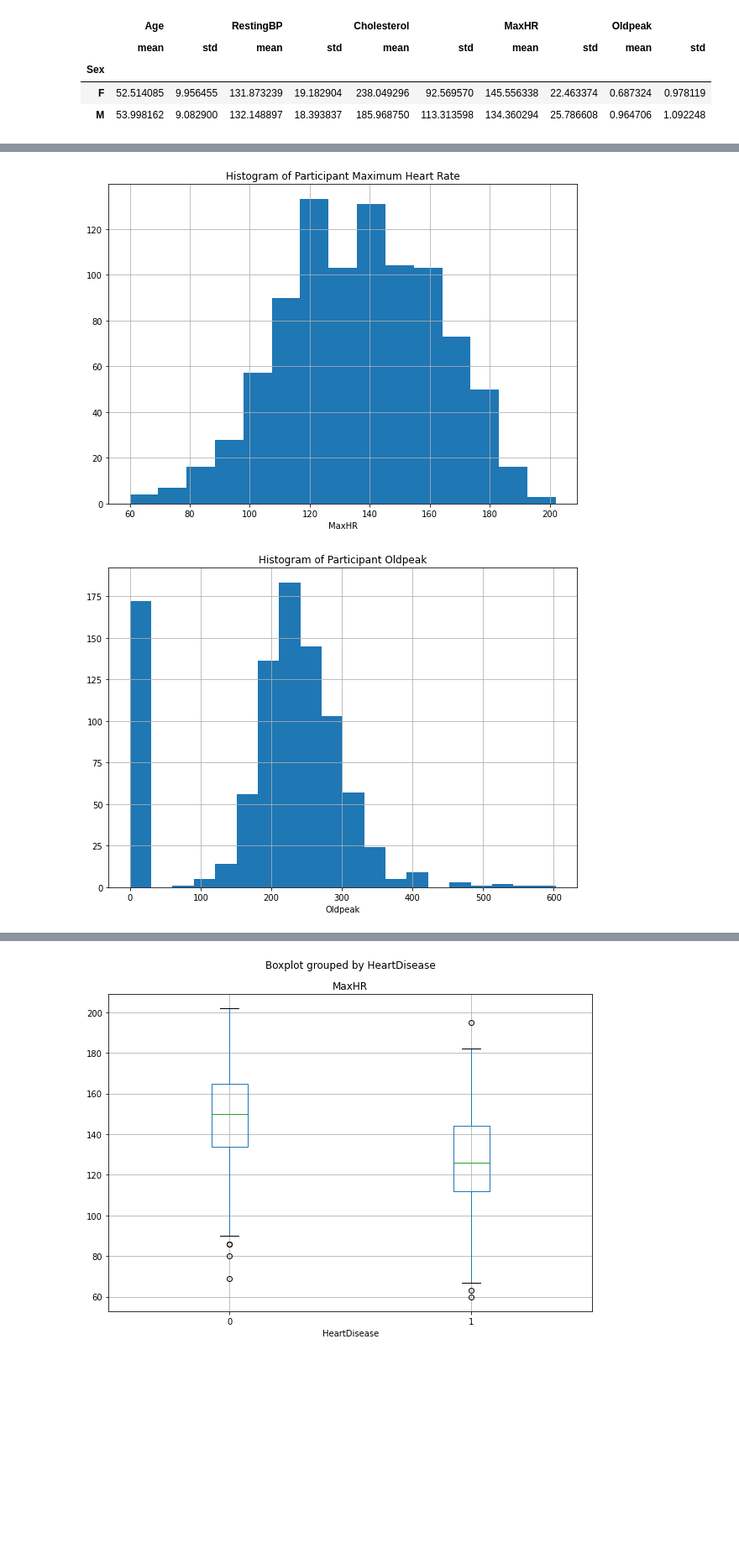
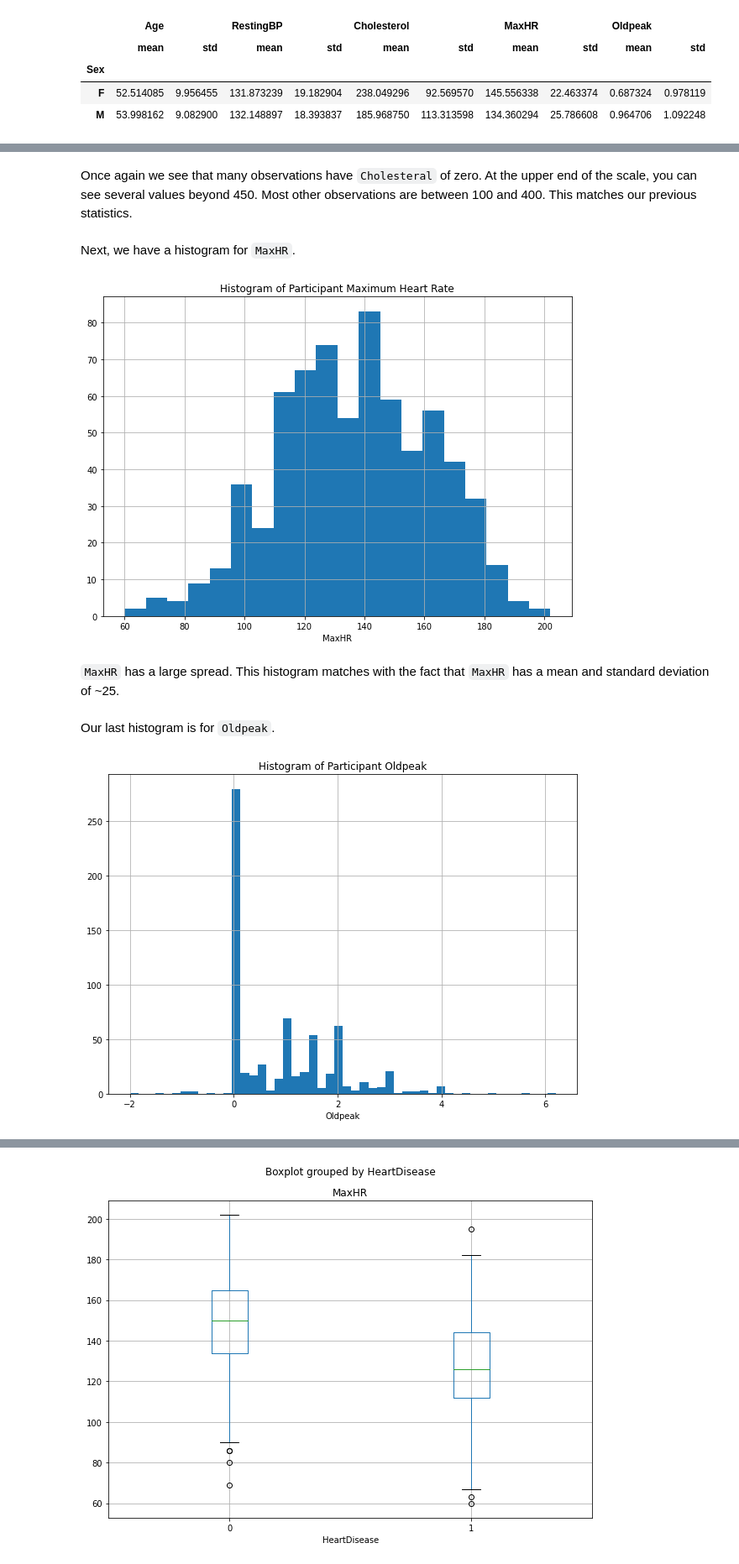
Before and after one commit to akoncsugit/HeartFailure, a Jupyter notebook: FinalProject.ipynb, the cells around one changed output, grey strips where cells are left out. Shown at 84% size. Saved outputs shown, nothing was run; the diff lists cells and outputs as text; code cells hidden in the pictures; blank space fills up the shorter version.

Commit message:
Narration through Histograms
I completed the narration through histograms but spotted after the first boxplot.

```diff
--- a/FinalProject.ipynb
+++ b/FinalProject.ipynb
@@ -258,14 +277,22 @@ plt.show()
+# %% [markdown]
+Once again we see that many observations have `Cholesteral` of zero. At the upper end of the scale, you can see several values beyond 450. Most other observations are between 100 and 400. This matches our previous statistics.
+# %% [markdown]
+Next, we have a histogram for `MaxHR`.
 # %%
-pd_heart.MaxHR.hist(bins = 15)
+pd_train.MaxHR.hist(bins = 20)
 plt.xlabel("MaxHR")
 plt.title("Histogram of Participant Maximum Heart Rate")
 plt.show()
 # %% [output]
-[figure, old version]
+[figure, new version]
+# %% [markdown]
+`MaxHR` has a large spread. This histogram matches with the fact that `MaxHR` has a mean and standard deviation of ~25.
+# %% [markdown]
+Our last histogram is for `Oldpeak`.
 # %%
-pd_heart.Cholesterol.hist(bins = 20)
+pd_train.Oldpeak.hist(bins = 50)
 plt.xlabel("Oldpeak")
 plt.title("Histogram of Participant Oldpeak")
 plt.show()
 # %% [output]
-[figure, old version]
+[figure, new version]
```
Also changed, not shown: parts of 38 cells of this notebook.
